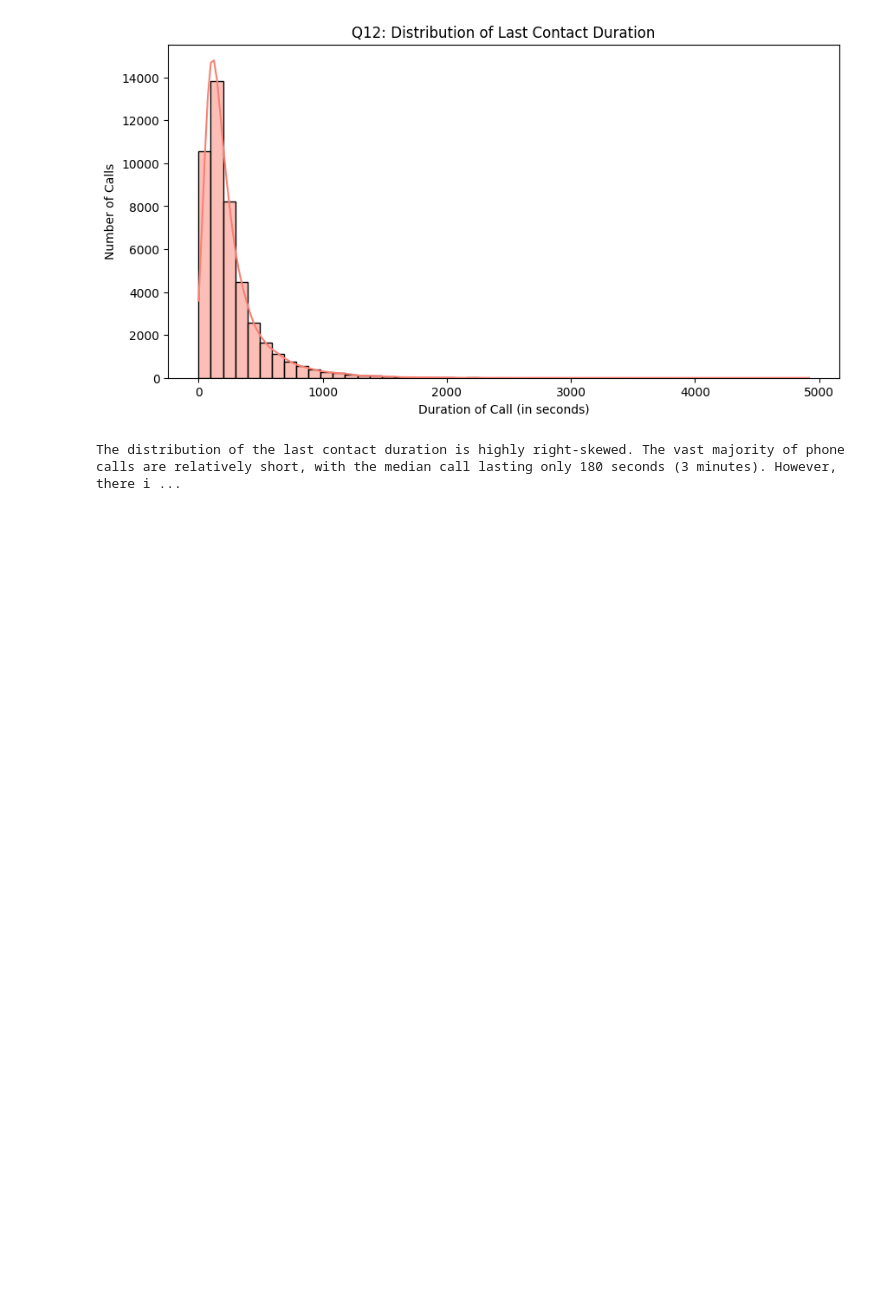
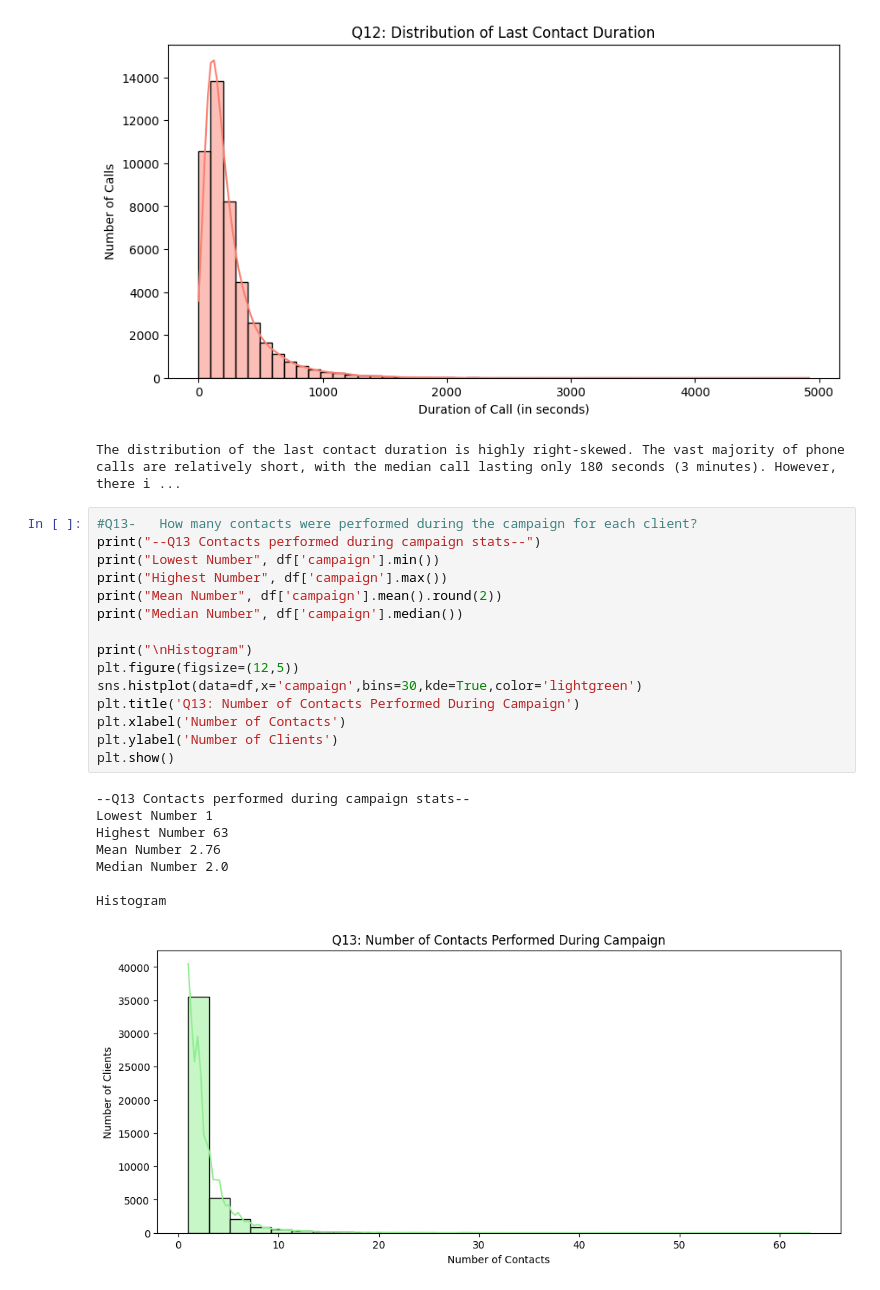
Before and after one commit to Srinivaas-only/Banking-Campaign-Data-Analysis, a Jupyter notebook: Banking_System_Analysis.ipynb, the cells around one changed output. Drawn from its saved outputs; the diff is of its cells as text; blank space fills up the shorter version.

```diff
--- a/Banking_System_Analysis.ipynb
+++ b/Banking_System_Analysis.ipynb
@@ -386,3 +386,27 @@ Average (Mean) Call: 258.2 seconds
 Median Call: 180.0 seconds
 [figure]
 The distribution of the last contact duration is highly right-skewed. The vast majority of phone calls are relatively short, with the median call lasting only 180 seconds (3 minutes). However, there i ...
+# %%
+#Q13-	How many contacts were performed during the campaign for each client?
+print("--Q13 Contacts performed during campaign stats--")
+print("Lowest Number", df['campaign'].min())
+print("Highest Number", df['campaign'].max())
+print("Mean Number", df['campaign'].mean().round(2))
+print("Median Number", df['campaign'].median())
+
+print("\nHistogram")
+plt.figure(figsize=(12,5))
+sns.histplot(data=df,x='campaign',bins=30,kde=True,color='lightgreen')
+plt.title('Q13: Number of Contacts Performed During Campaign')
+plt.xlabel('Number of Contacts')
+plt.ylabel('Number of Clients')
+plt.show()
+# %% [output]
+--Q13 Contacts performed during campaign stats--
+Lowest Number 1
+Highest Number 63
+Mean Number 2.76
+Median Number 2.0
+
+Histogram
+[figure, added]
```
Also changed, not shown: parts of 5 cells of this notebook.
